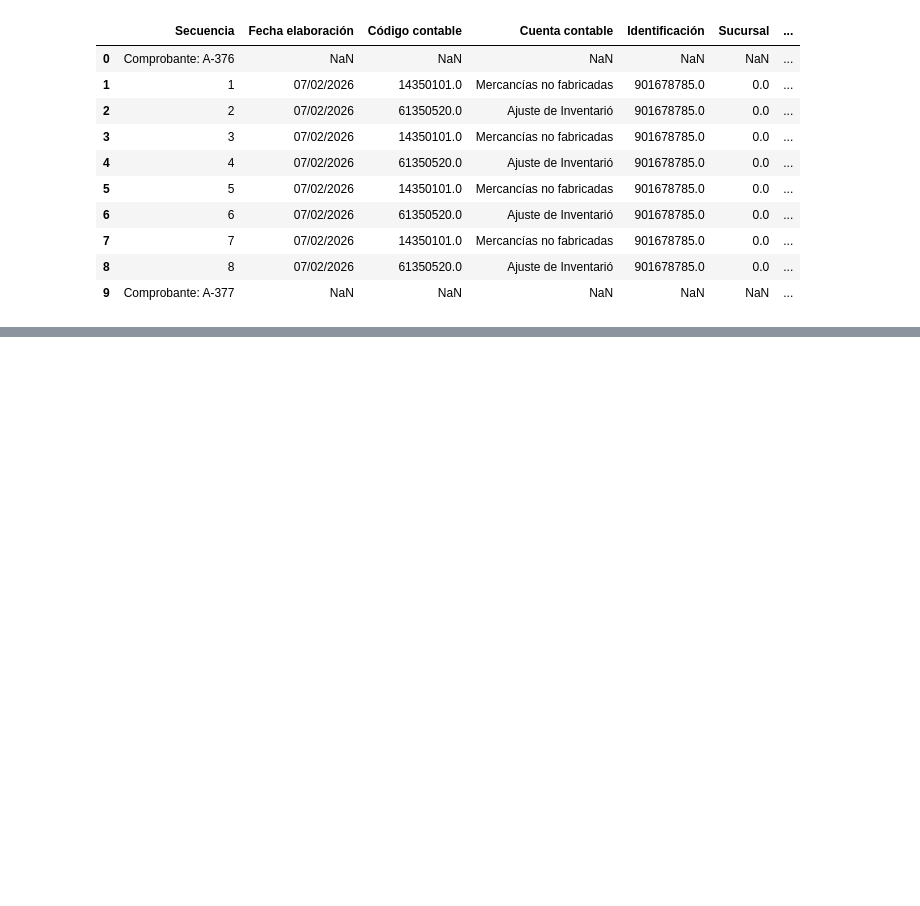
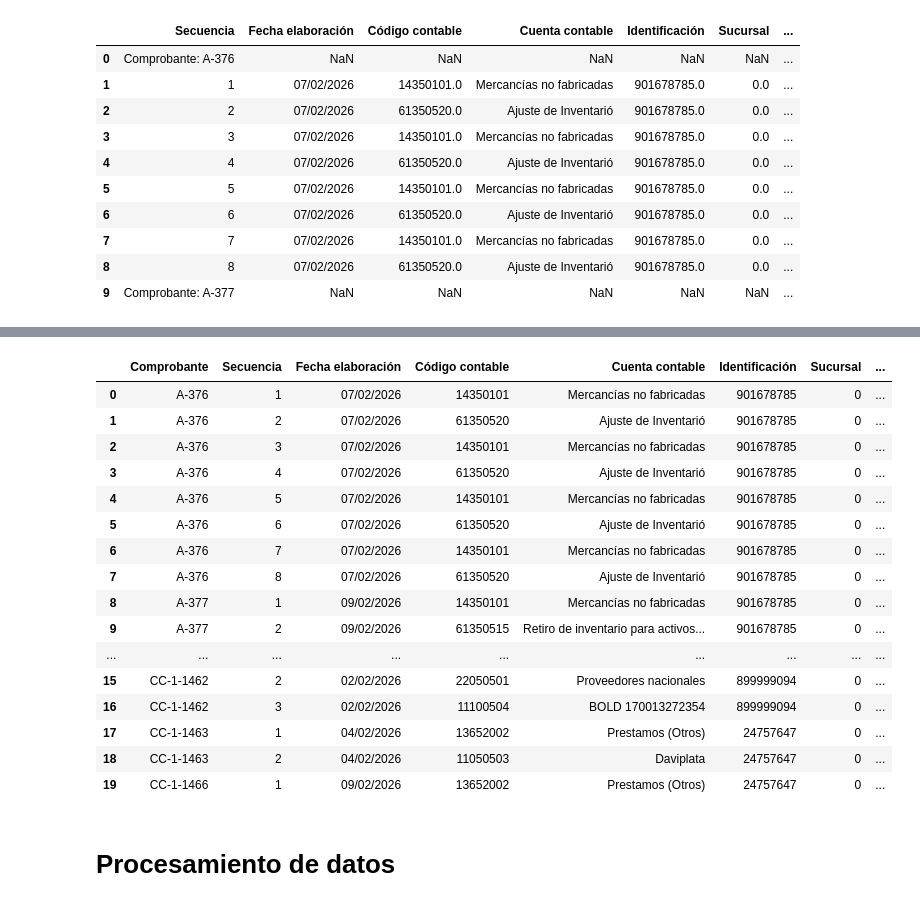
Before and after one commit to p1erre/cfoai, a Jupyter notebook: balance.ipynb, the cells around one changed output, grey strips where cells are left out. Saved outputs shown, nothing was run; the diff lists cells and outputs as text; code cells hidden in the pictures; blank space fills up the shorter version.

```diff
--- a/balance.ipynb
+++ b/balance.ipynb
@@ -27,6 +29,11 @@ comprobantes['Comprobante'] = comprobantes['Comprobante'].str.replace('Comproban
 # Eliminar las filas encabezado de comprobante (quedan solo las secuencias)
 comprobantes = comprobantes[~comprobantes['Secuencia'].astype(str).str.startswith('Comprobante:')].reset_index(drop=True)
 
+# Convertir columnas a entero (Int64 soporta NaN)
+comprobantes['Código contable'] = comprobantes['Código contable'].astype('Int64')
+comprobantes['Identificación'] = comprobantes['Identificación'].astype('Int64')
+comprobantes['Sucursal'] = comprobantes['Sucursal'].astype('Int64')
+
 # Crear columna Movimiento: crédito cuando débito es 0, -débito cuando crédito es 0
 comprobantes['Movimiento'] = comprobantes.apply(
     lambda r: r['Crédito'] if r['Débito'] == 0 else -r['Débito'], axis=1
@@ -57,0 +68,3 @@ comprobantes.head(20)
+# %%
+productos = pd.read_excel('Lista de productos.xlsx')
+productos.head(10)
@@ -57,0 +83,26 @@ comprobantes.head(20)
+# %%
+# Extraer código de producto desde Detalle (ej: "Prod: NX10011765 Cant: 1.00")
+comprobantes['Código producto'] = comprobantes['Detalle'].str.extract(r'Prod:\s*(\S+)')
+
+# Merge con productos para traer info del producto
+comprobantes = comprobantes.merge(productos[['Código producto', 'MARCA RESUMIDA', 'LINEA NEGOCIO']], on='Código producto', how='left')
+
+comprobantes.head(20)
+# %% [output]
+|  | Comprobante | Secuencia | Fecha elaboración | Código contable | Cuenta contable | Identificación | Sucursal | ... |
+| 0 | A-376 | 1 | 07/02/2026 | 14350101 | Mercancías no fabricadas | 901678785 | 0 | ... |
+| 1 | A-376 | 2 | 07/02/2026 | 61350520 | Ajuste de Inventarió | 901678785 | 0 | ... |
+| 2 | A-376 | 3 | 07/02/2026 | 14350101 | Mercancías no fabricadas | 901678785 | 0 | ... |
+| 3 | A-376 | 4 | 07/02/2026 | 61350520 | Ajuste de Inventarió | 901678785 | 0 | ... |
+| 4 | A-376 | 5 | 07/02/2026 | 14350101 | Mercancías no fabricadas | 901678785 | 0 | ... |
+| 5 | A-376 | 6 | 07/02/2026 | 61350520 | Ajuste de Inventarió | 901678785 | 0 | ... |
+| 6 | A-376 | 7 | 07/02/2026 | 14350101 | Mercancías no fabricadas | 901678785 | 0 | ... |
+| 7 | A-376 | 8 | 07/02/2026 | 61350520 | Ajuste de Inventarió | 901678785 | 0 | ... |
+| 8 | A-377 | 1 | 09/02/2026 | 14350101 | Mercancías no fabricadas | 901678785 | 0 | ... |
+| 9 | A-377 | 2 | 09/02/2026 | 61350515 | Retiro de inventario para activos... | 901678785 | 0 | ... |
+| ... | ... | ... | ... | ... | ... | ... | ... | ... |
+| 15 | CC-1-1462 | 2 | 02/02/2026 | 22050501 | Proveedores nacionales | 899999094 | 0 | ... |
+| 16 | CC-1-1462 | 3 | 02/02/2026 | 11100504 | BOLD 170013272354 | 899999094 | 0 | ... |
+| 17 | CC-1-1463 | 1 | 04/02/2026 | 13652002 | Prestamos (Otros) | 24757647 | 0 | ... |
+| 18 | CC-1-1463 | 2 | 04/02/2026 | 11050503 | Daviplata | 24757647 | 0 | ... |
+| 19 | CC-1-1466 | 1 | 09/02/2026 | 13652002 | Prestamos (Otros) | 24757647 | 0 | ... |
@@ -57,0 +112,2 @@ comprobantes.head(20)
+# %% [markdown]
+# Procesamiento de datos
```
Also changed, not shown: parts of 6 cells of this notebook, 3 other files.
